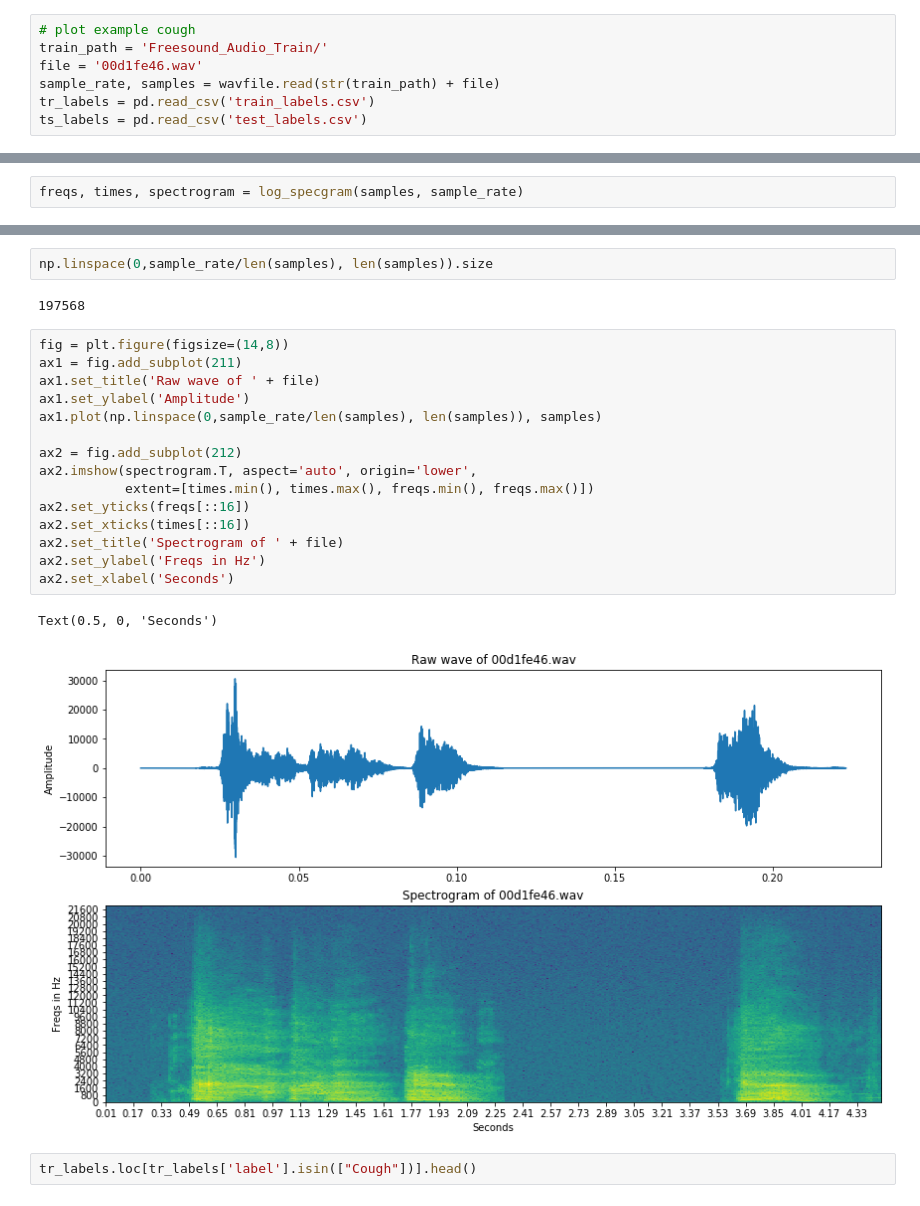
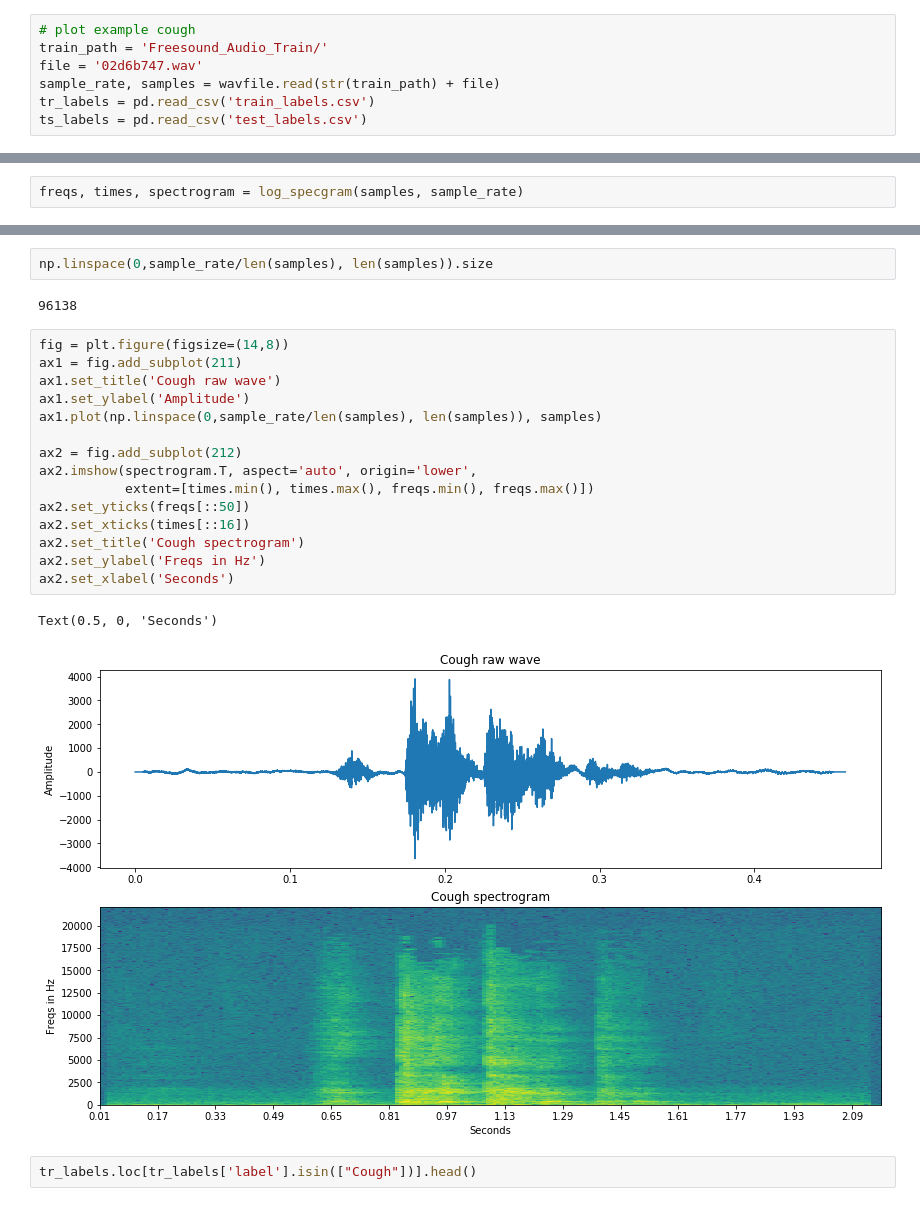
Before and after one commit to RyanGale-AK/Spire, a Jupyter notebook: Model.ipynb, the cells around one changed output, grey strips where cells are left out. Cells and saved outputs as stored; diff of their text form.

```diff
--- a/Model.ipynb
+++ b/Model.ipynb
@@ -12,7 +14,7 @@ from pandas import DataFrame as df
 # %%
 # plot example cough
 train_path = 'Freesound_Audio_Train/'
-file = '00d1fe46.wav'
+file = '02d6b747.wav'
 sample_rate, samples = wavfile.read(str(train_path) + file)
 tr_labels = pd.read_csv('train_labels.csv')
 ts_labels = pd.read_csv('test_labels.csv')
@@ -48,25 +64,25 @@ print(sample_rate/len(samples))
 # %%
 np.linspace(0,sample_rate/len(samples), len(samples)).size
 # %% [output]
-197568
+96138
 # %%
 fig = plt.figure(figsize=(14,8))
 ax1 = fig.add_subplot(211)
-ax1.set_title('Raw wave of ' + file)
+ax1.set_title('Cough raw wave')
 ax1.set_ylabel('Amplitude')
 ax1.plot(np.linspace(0,sample_rate/len(samples), len(samples)), samples)
 
 ax2 = fig.add_subplot(212)
 ax2.imshow(spectrogram.T, aspect='auto', origin='lower',
            extent=[times.min(), times.max(), freqs.min(), freqs.max()])
-ax2.set_yticks(freqs[::16])
+ax2.set_yticks(freqs[::50])
 ax2.set_xticks(times[::16])
-ax2.set_title('Spectrogram of ' + file)
+ax2.set_title('Cough spectrogram')
 ax2.set_ylabel('Freqs in Hz')
 ax2.set_xlabel('Seconds')
 # %% [output]
 Text(0.5, 0, 'Seconds')
-[figure, old version]
+[figure, new version]
 # %%
 tr_labels.loc[tr_labels['label'].isin(["Cough"])].head()
 # %% [output]
```
Also changed, not shown: parts of 27 cells of this notebook.
